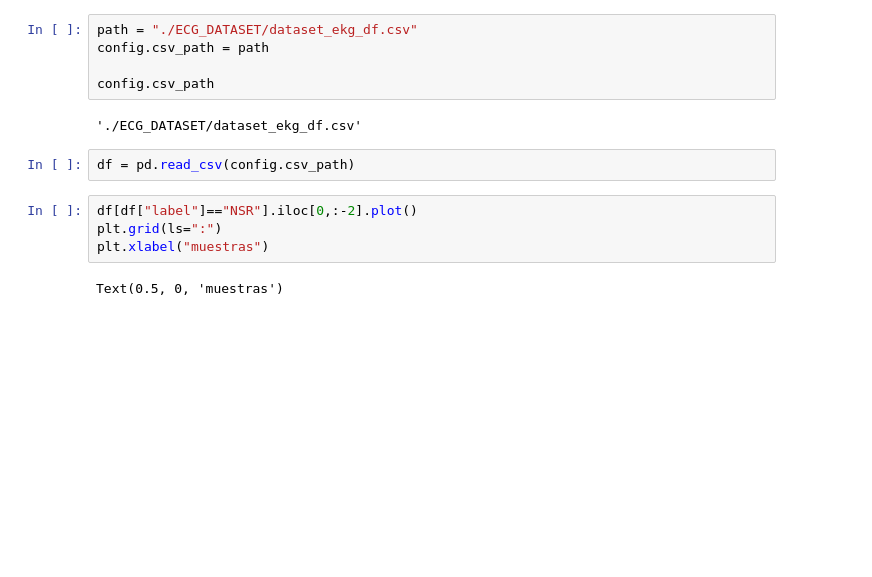
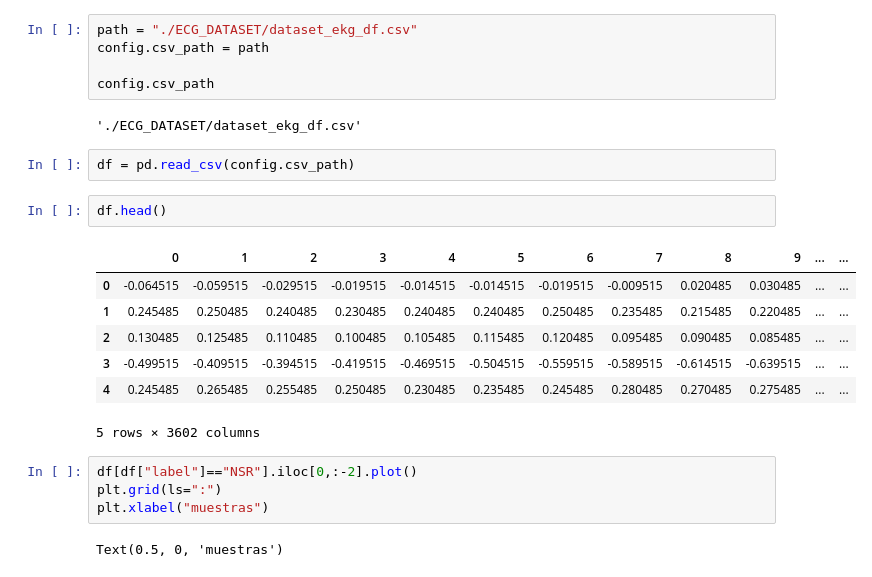
Before and after one commit to MSMRo/Tesis-MIA-UNI, a Jupyter notebook: notebooks/5_GEN_SIGNAL_WGAN-GP.ipynb, the cells around one changed output. Drawn from its saved outputs; the diff is of its cells as text; blank space fills up the shorter version.

```diff
--- a/notebooks/5_GEN_SIGNAL_WGAN-GP.ipynb
+++ b/notebooks/5_GEN_SIGNAL_WGAN-GP.ipynb
@@ -60,6 +60,16 @@ config.csv_path
 './ECG_DATASET/dataset_ekg_df.csv'
 # %%
 df = pd.read_csv(config.csv_path)
+# %%
+df.head()
+# %% [output]
+|  | 0 | 1 | 2 | 3 | 4 | 5 | 6 | 7 | 8 | 9 | ... | ... |
+| 0 | -0.064515 | -0.059515 | -0.029515 | -0.019515 | -0.014515 | -0.014515 | -0.019515 | -0.009515 | 0.020485 | 0.030485 | ... | ... |
+| 1 | 0.245485 | 0.250485 | 0.240485 | 0.230485 | 0.240485 | 0.240485 | 0.250485 | 0.235485 | 0.215485 | 0.220485 | ... | ... |
+| 2 | 0.130485 | 0.125485 | 0.110485 | 0.100485 | 0.105485 | 0.115485 | 0.120485 | 0.095485 | 0.090485 | 0.085485 | ... | ... |
+| 3 | -0.499515 | -0.409515 | -0.394515 | -0.419515 | -0.469515 | -0.504515 | -0.559515 | -0.589515 | -0.614515 | -0.639515 | ... | ... |
+| 4 | 0.245485 | 0.265485 | 0.255485 | 0.250485 | 0.230485 | 0.235485 | 0.245485 | 0.280485 | 0.270485 | 0.275485 | ... | ... |
+5 rows × 3602 columns
 # %%
 df[df["label"]=="NSR"].iloc[0,:-2].plot()
 plt.grid(ls=":")
```
Also changed, not shown: parts of 4 cells of this notebook, 2 other files.
